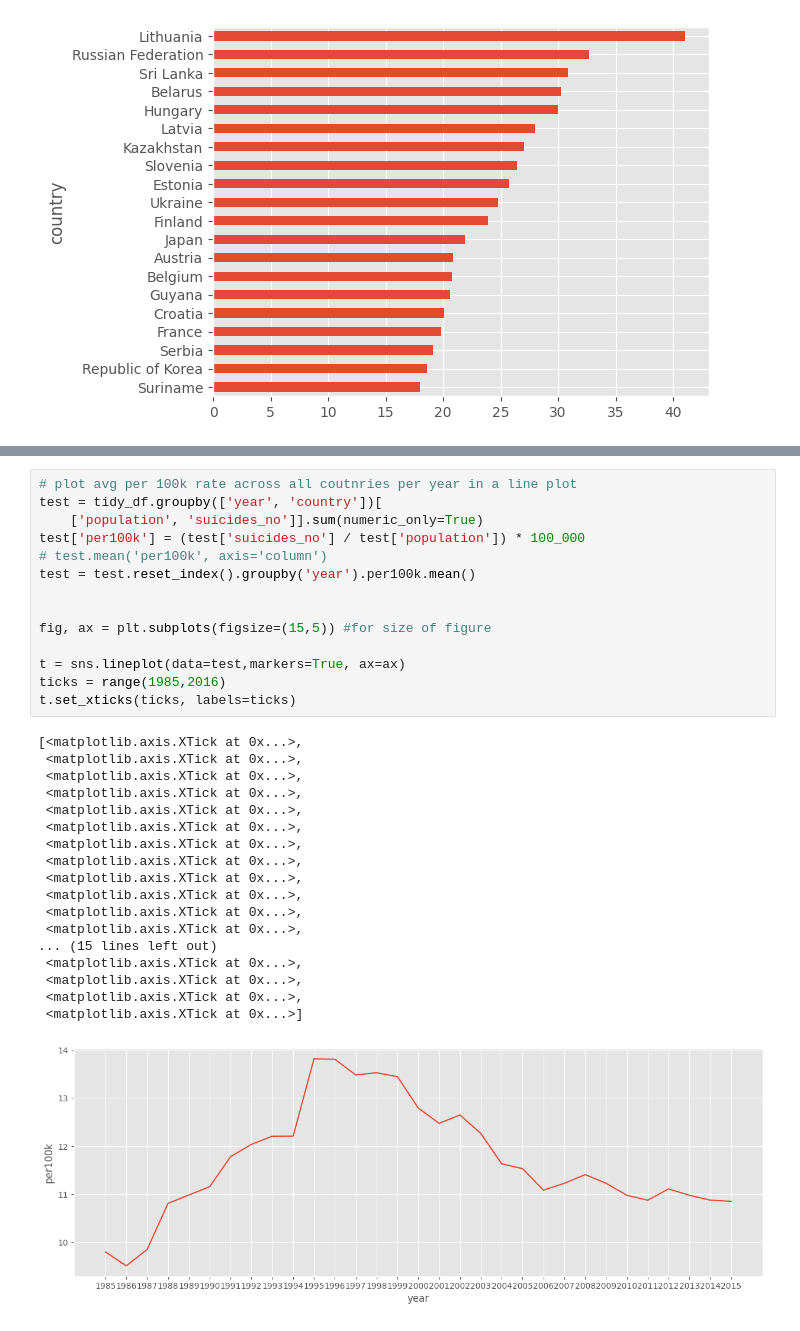
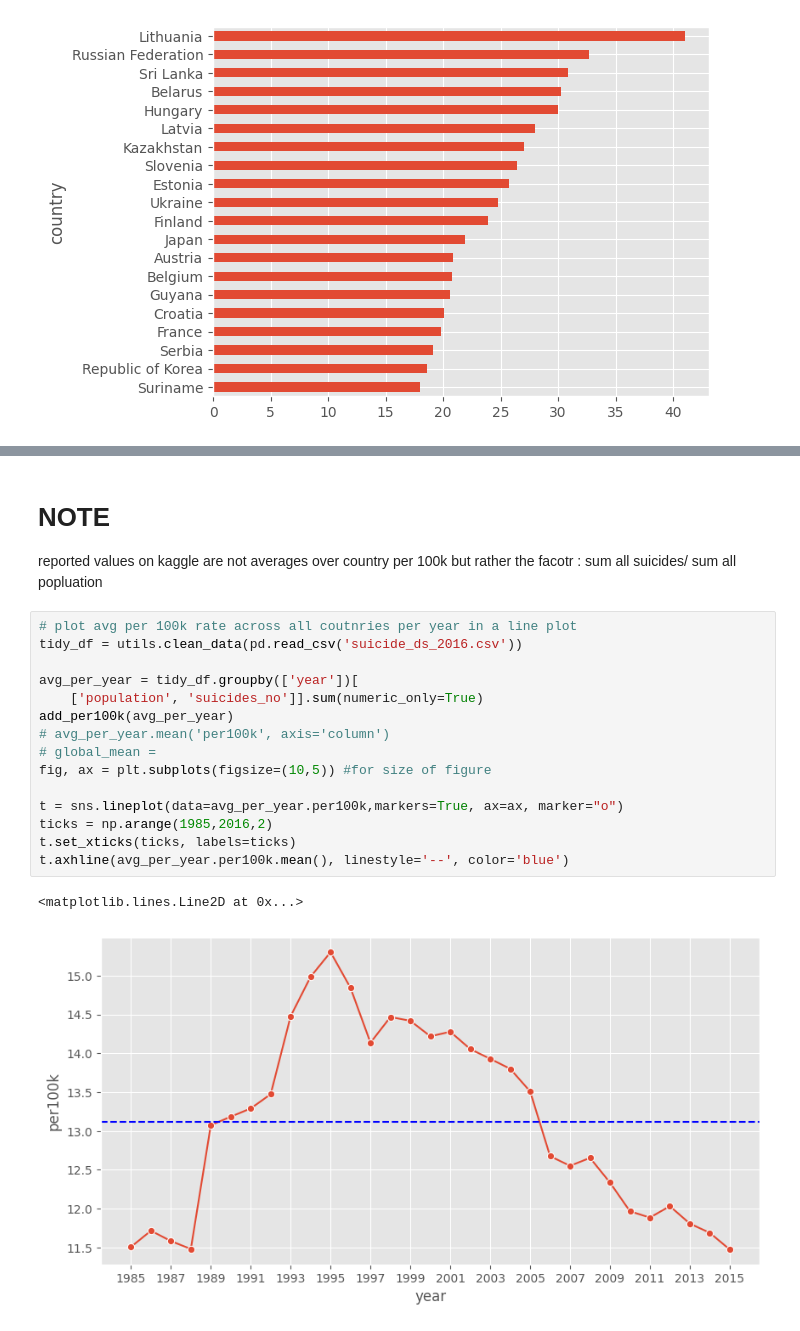
Before and after one commit to MarcelRosier/bdp_project, a Jupyter notebook: mental_health/eda.ipynb, the cells around one changed output, grey strips where cells are left out. Saved outputs shown, nothing was run; the diff lists cells and outputs as text.

Commit message:
- added analysis for sex, global comparison and trends

```diff
--- a/mental_health/eda.ipynb
+++ b/mental_health/eda.ipynb
@@ -231,33 +206,22 @@ test.per100k.mean()
+# %% [markdown]
+
+# NOTE
+reported values on kaggle are not averages over country per 100k but rather the facotr : sum all suicides/ sum all popluation
 # %%
 # plot avg per 100k rate across all coutnries per year in a line plot
-test = tidy_df.groupby(['year', 'country'])[
+tidy_df = utils.clean_data(pd.read_csv('suicide_ds_2016.csv'))
+
+avg_per_year = tidy_df.groupby(['year'])[
     ['population', 'suicides_no']].sum(numeric_only=True)
-test['per100k'] = (test['suicides_no'] / test['population']) * 100_000
-# test.mean('per100k', axis='column')
-test = test.reset_index().groupby('year').per100k.mean()
+add_per100k(avg_per_year)
+# avg_per_year.mean('per100k', axis='column')
+# global_mean =
+fig, ax = plt.subplots(figsize=(10,5)) #for size of figure
 
-
-fig, ax = plt.subplots(figsize=(15,5)) #for size of figure
-
-t = sns.lineplot(data=test,markers=True, ax=ax)
-ticks = range(1985,2016)
+t = sns.lineplot(data=avg_per_year.per100k,markers=True, ax=ax, marker="o")
+ticks = np.arange(1985,2016,2)
 t.set_xticks(ticks, labels=ticks)
+t.axhline(avg_per_year.per100k.mean(), linestyle='--', color='blue')
 # %% [output]
-[<matplotlib.axis.XTick at 0x...>,
- <matplotlib.axis.XTick at 0x...>,
- <matplotlib.axis.XTick at 0x...>,
- <matplotlib.axis.XTick at 0x...>,
- <matplotlib.axis.XTick at 0x...>,
- <matplotlib.axis.XTick at 0x...>,
- <matplotlib.axis.XTick at 0x...>,
- <matplotlib.axis.XTick at 0x...>,
- <matplotlib.axis.XTick at 0x...>,
- <matplotlib.axis.XTick at 0x...>,
- <matplotlib.axis.XTick at 0x...>,
- <matplotlib.axis.XTick at 0x...>,
-... (15 lines left out)
- <matplotlib.axis.XTick at 0x...>,
- <matplotlib.axis.XTick at 0x...>,
- <matplotlib.axis.XTick at 0x...>,
- <matplotlib.axis.XTick at 0x...>]
+<matplotlib.lines.Line2D at 0x...>
-[figure, old version]
+[figure, new version]
```
Also changed, not shown: parts of 16 cells of this notebook.
